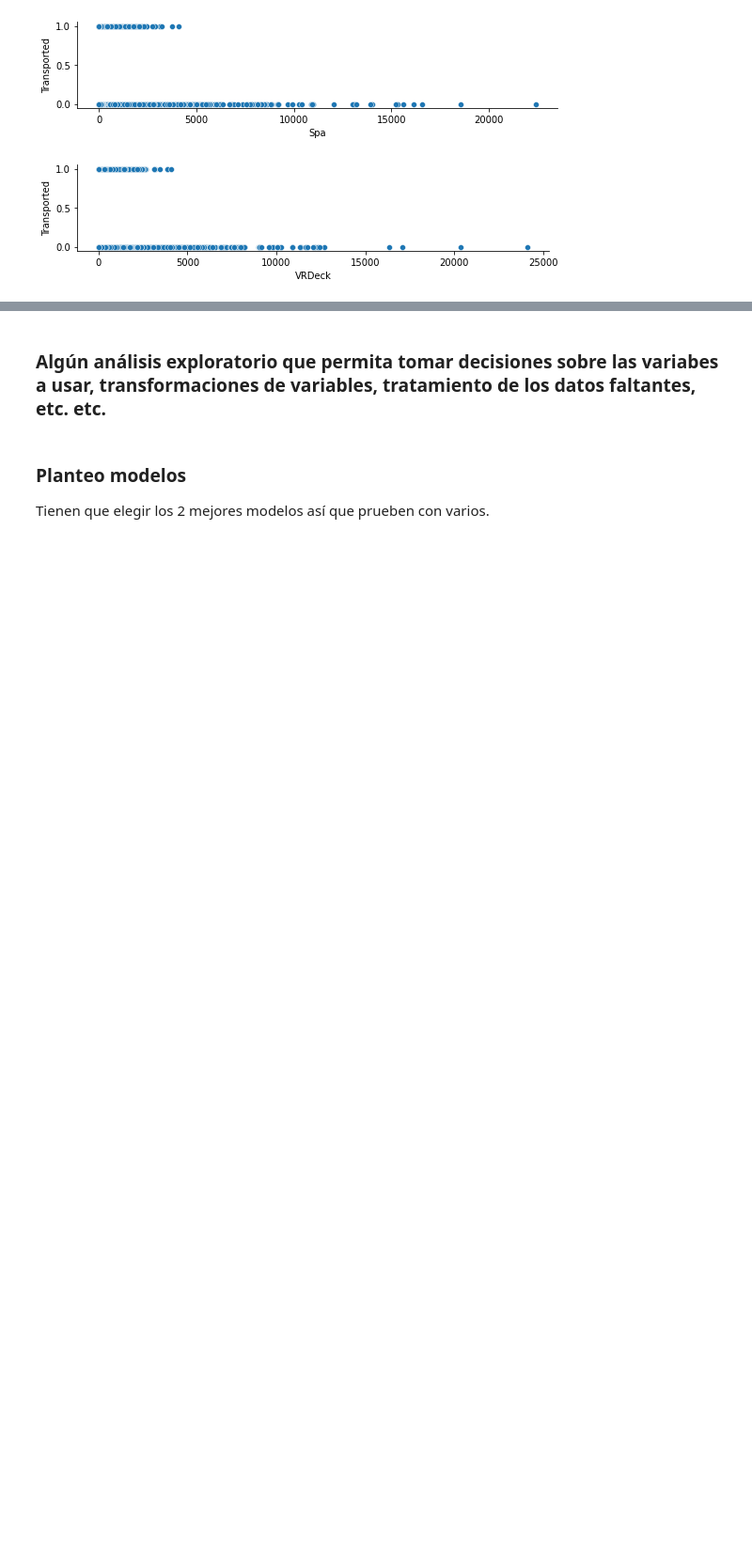
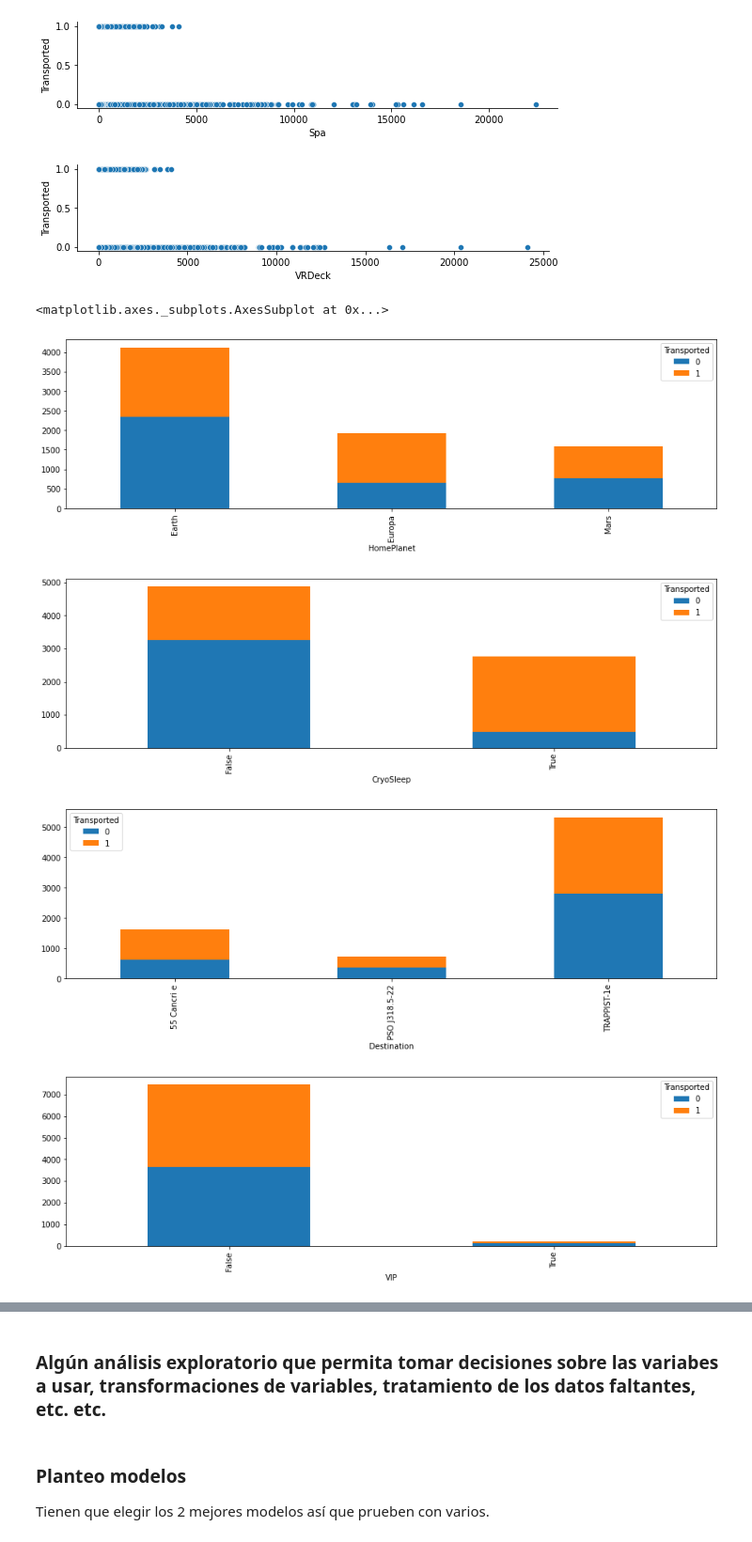
Before and after one commit to SebastianOrmaechea/An-lisis-Supervisado-Grupo-32, a Jupyter notebook: Practico_An_Sup_SGO_v2.ipynb, the cells around one changed output, grey strips where cells are left out. Shown at 94% size. Drawn from its saved outputs; the diff is of its cells as text; code cells hidden in the pictures; blank space fills up the shorter version.

```diff
--- a/Practico_An_Sup_SGO_v2.ipynb
+++ b/Practico_An_Sup_SGO_v2.ipynb
@@ -235,3 +235,16 @@ sns.relplot(y=y, x=X.VRDeck,height=2, aspect=4)
 [figure]
 [figure]
 [figure]
+# %%
+pd.crosstab(X.HomePlanet,y).plot.bar(stacked=True, figsize=[15,4])
+pd.crosstab(X.CryoSleep,y).plot.bar(stacked=True, figsize=[15,4])
+pd.crosstab(X.Destination,y).plot.bar(stacked=True, figsize=[15,4])
+pd.crosstab(X.VIP,y).plot.bar(stacked=True, figsize=[15,4])
+pd.crosstab(X.Piso,y).plot.bar(stacked=True, figsize=[15,4])
+pd.crosstab(X.Lado,y).plot.bar(stacked=True, figsize=[15,4])
+# %% [output]
+<matplotlib.axes._subplots.AxesSubplot at 0x...>
+[figure, added]
+[figure, added]
+[figure, added]
+[figure, added]
```
Also changed, not shown: parts of 1 cell of this notebook.
